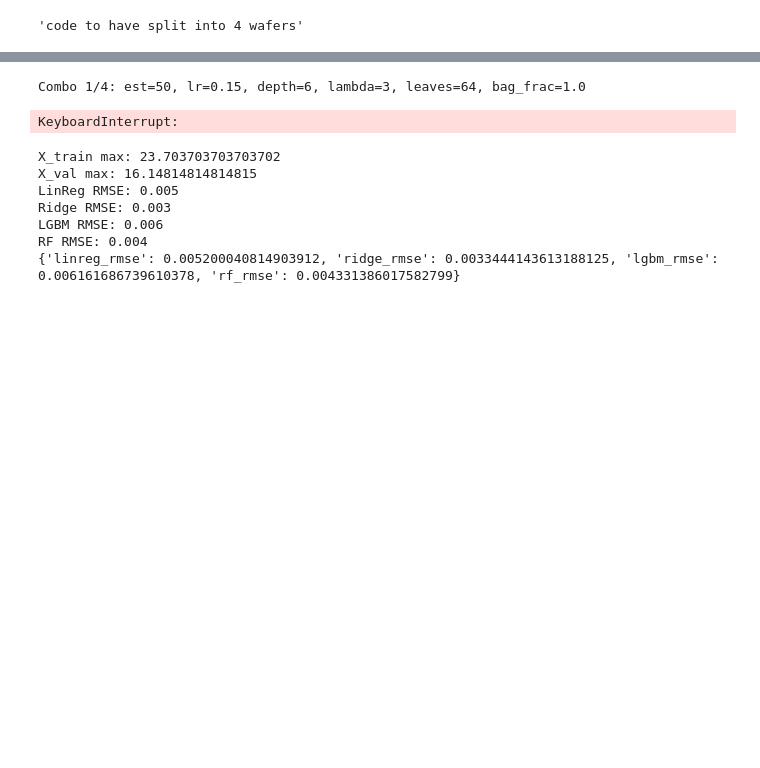
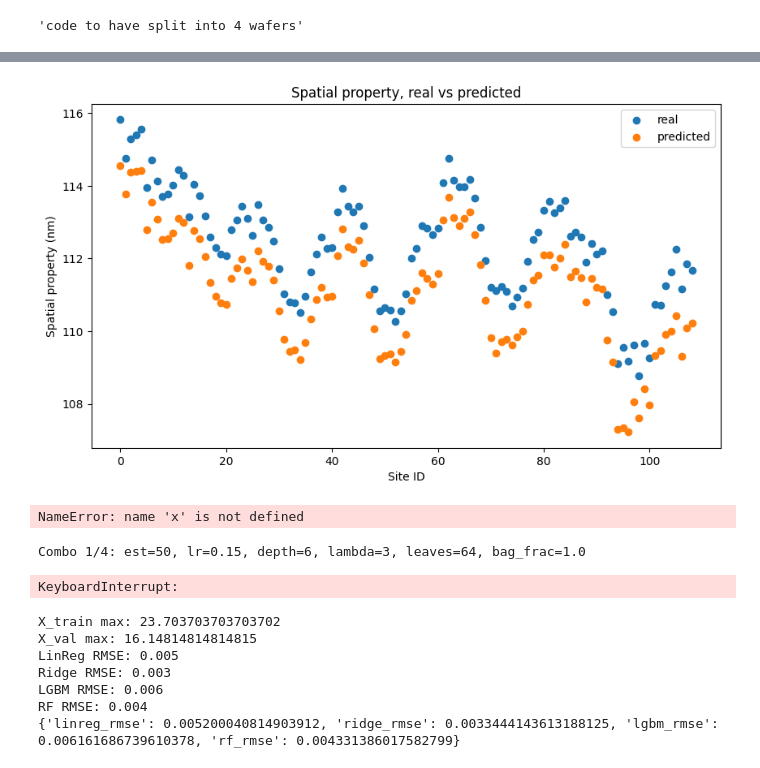
Before and after one commit to abiadf/silofuse_timeseries, a Jupyter notebook: ASM_problem/asm_data_wrangling.ipynb, the cells around one changed output, grey strips where cells are left out. Saved outputs shown, nothing was run; the diff lists cells and outputs as text; code cells hidden in the pictures; blank space fills up the shorter version.

```diff
--- a/ASM_problem/asm_data_wrangling.ipynb
+++ b/ASM_problem/asm_data_wrangling.ipynb
@@ -280,8 +394,30 @@ Error:
+# %%
+which_row = 1
+y_real_values = (y_df_expanded.row(which_row))[2:]
+
+y_pred_cat_original_scale = y_scaler.inverse_transform(y_pred_cat)
+y_val_original_scale = y_scaler.inverse_transform(y_val)
+y_pred_values = y_val_original_scale[which_row]
+
+fig, ax = plt.subplots(figsize=(10, 5.5))
+ax.scatter(range(len(y_real_values)), y_real_values, label='real')
+ax.scatter(range(len(y_pred_values)), y_pred_values, label='predicted')
+ax.set_xlabel("Site ID")
+ax.set_ylabel("Spatial property (nm)")
+ax.set_title("Spatial property, real vs predicted")
+ax.legend()
+plt.show()
+# %% [output]
+[figure, added]
 # %%
 # code just to break the run
+beep_sound(4)
+
 x-1
 
 # col "common signal_49_step4" has big outliers
+# %% [output]
+NameError: name 'x' is not defined
 # %%
 """Hyperparam search"""
 
```
Also changed, not shown: parts of 9 cells of this notebook, 3 other files.
